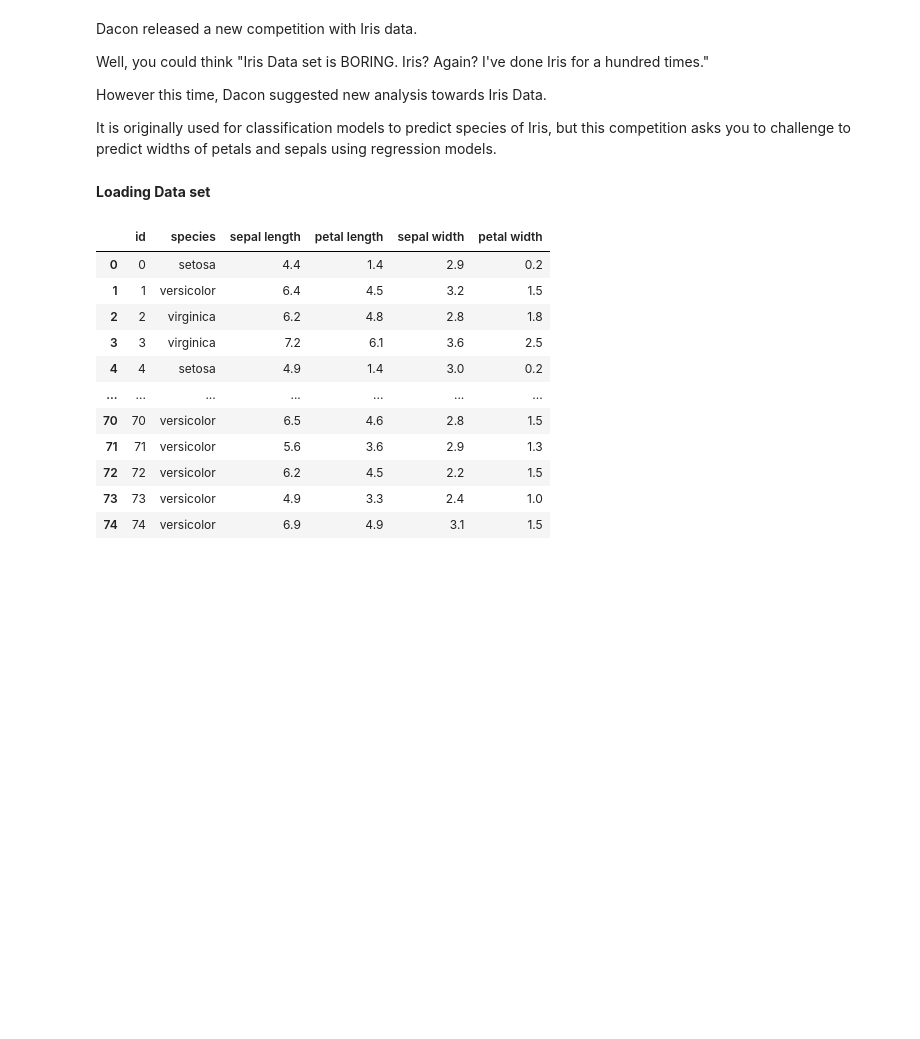
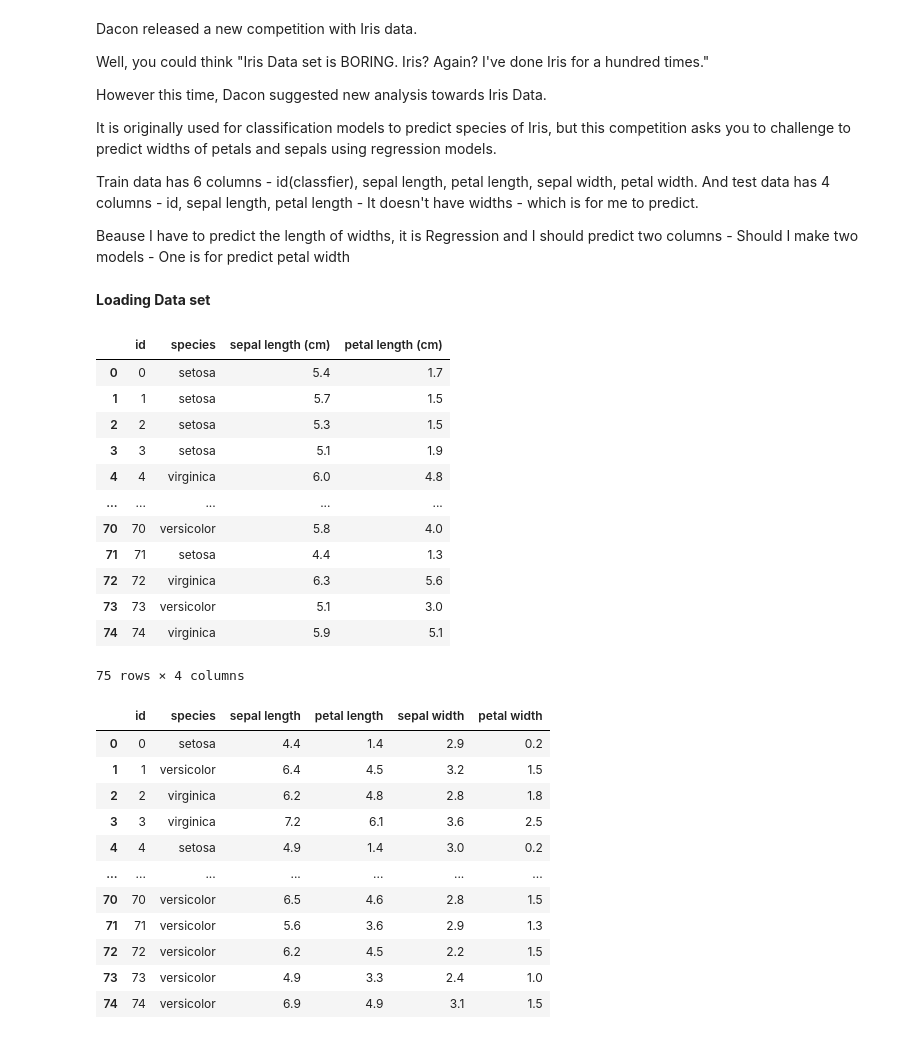
Before and after one commit to HIJINKIM815/gardening2022, a Jupyter notebook: 통계학/Iris) Sepal and Petal Width Prediction.ipynb, the cells around one changed output. Drawn from its saved outputs; the diff is of its cells as text; code cells hidden in the pictures; blank space fills up the shorter version.

```diff
--- a/통계학/Iris) Sepal and Petal Width Prediction.ipynb
+++ b/통계학/Iris) Sepal and Petal Width Prediction.ipynb
@@ -1,4 +1,5 @@
 # %% [markdown]
+
 Dacon released a new competition with Iris data.
 
 Well, you could think "Iris Data set is BORING. Iris? Again? I've done Iris for a hundred times."
@@ -6,6 +7,12 @@ Well, you could think "Iris Data set is BORING. Iris? Again? I've done Iris for
 However this time, Dacon suggested new analysis towards Iris Data.
 
 It is originally used for classification models to predict species of Iris, but this competition asks you to challenge to predict widths of petals and sepals using regression models.
+
+
+Train data has 6 columns - id(classfier), sepal length, petal length, sepal width, petal width.
+And test data has 4 columns - id, sepal length, petal length - It doesn't have widths - which is for me to predict.
+
+Beause I have to predict the length of widths, it is Regression and I should predict two columns - Should I make two models - One is for predict petal width
 # %%
 import numpy as np
 import pandas as pd
@@ -17,6 +24,23 @@ import matplotlib.pyplot as plt
 **Loading Data set**
 # %%
 train_df = pd.read_csv('./data/iris_train.csv')
+test_df = pd.read_csv('./data/iris_test.csv')
+# %%
+test_df
+# %% [output]
+|  | id | species | sepal length (cm) | petal length (cm) |
+| 0 | 0 | setosa | 5.4 | 1.7 |
+| 1 | 1 | setosa | 5.7 | 1.5 |
+| 2 | 2 | setosa | 5.3 | 1.5 |
+| 3 | 3 | setosa | 5.1 | 1.9 |
+| 4 | 4 | virginica | 6.0 | 4.8 |
+| ... | ... | ... | ... | ... |
+| 70 | 70 | versicolor | 5.8 | 4.0 |
+| 71 | 71 | setosa | 4.4 | 1.3 |
+| 72 | 72 | virginica | 6.3 | 5.6 |
+| 73 | 73 | versicolor | 5.1 | 3.0 |
+| 74 | 74 | virginica | 5.9 | 5.1 |
+75 rows × 4 columns
 # %%
 train_df.columns = ['id','species','sepal length','petal length','sepal width','petal width']
 # %%
```
Also changed, not shown: parts of 1 cell of this notebook.
